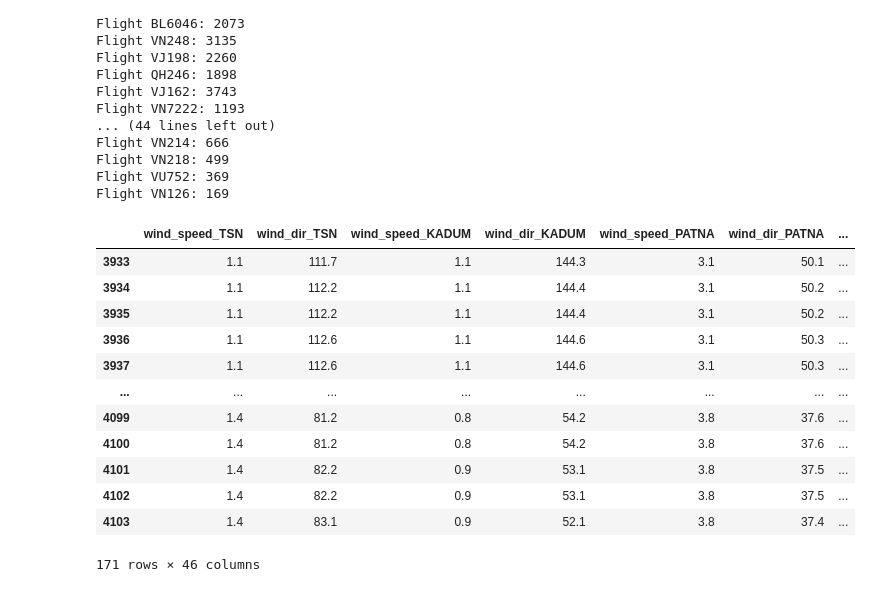
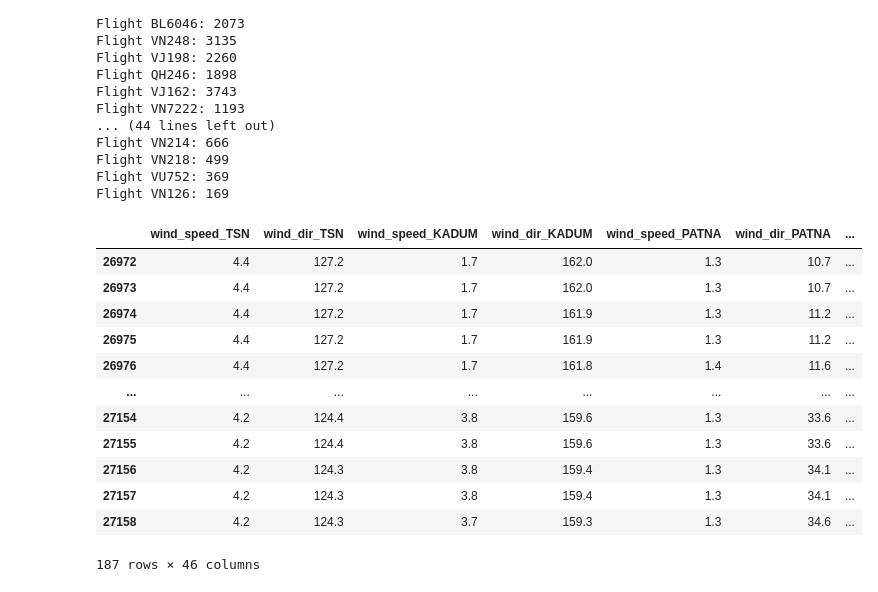
Before and after one commit to AnVuTrong/flight_prediction, a Jupyter notebook: notebook/eda.ipynb, the cells around one changed output. Cells and saved outputs as stored; diff of their text form; code cells hidden in the pictures.

```diff
--- a/notebook/eda.ipynb
+++ b/notebook/eda.ipynb
@@ -66,18 +67,18 @@ Flight VN218: 499
 Flight VU752: 369
 Flight VN126: 169
 # %%
-raw[raw['Ac_code']=='VJ6018']
+raw[raw['Ac_id']=='R6-VJ198-22']
 # %% [output]
 |  | wind_speed_TSN | wind_dir_TSN | wind_speed_KADUM | wind_dir_KADUM | wind_speed_PATNA | wind_dir_PATNA | ... |
-| 3933 | 1.1 | 111.7 | 1.1 | 144.3 | 3.1 | 50.1 | ... |
-| 3934 | 1.1 | 112.2 | 1.1 | 144.4 | 3.1 | 50.2 | ... |
-| 3935 | 1.1 | 112.2 | 1.1 | 144.4 | 3.1 | 50.2 | ... |
-| 3936 | 1.1 | 112.6 | 1.1 | 144.6 | 3.1 | 50.3 | ... |
-| 3937 | 1.1 | 112.6 | 1.1 | 144.6 | 3.1 | 50.3 | ... |
+| 26972 | 4.4 | 127.2 | 1.7 | 162.0 | 1.3 | 10.7 | ... |
+| 26973 | 4.4 | 127.2 | 1.7 | 162.0 | 1.3 | 10.7 | ... |
+| 26974 | 4.4 | 127.2 | 1.7 | 161.9 | 1.3 | 11.2 | ... |
+| 26975 | 4.4 | 127.2 | 1.7 | 161.9 | 1.3 | 11.2 | ... |
+| 26976 | 4.4 | 127.2 | 1.7 | 161.8 | 1.4 | 11.6 | ... |
 | ... | ... | ... | ... | ... | ... | ... | ... |
-| 4099 | 1.4 | 81.2 | 0.8 | 54.2 | 3.8 | 37.6 | ... |
-| 4100 | 1.4 | 81.2 | 0.8 | 54.2 | 3.8 | 37.6 | ... |
-| 4101 | 1.4 | 82.2 | 0.9 | 53.1 | 3.8 | 37.5 | ... |
-| 4102 | 1.4 | 82.2 | 0.9 | 53.1 | 3.8 | 37.5 | ... |
-| 4103 | 1.4 | 83.1 | 0.9 | 52.1 | 3.8 | 37.4 | ... |
+| 27154 | 4.2 | 124.4 | 3.8 | 159.6 | 1.3 | 33.6 | ... |
+| 27155 | 4.2 | 124.4 | 3.8 | 159.6 | 1.3 | 33.6 | ... |
+| 27156 | 4.2 | 124.3 | 3.8 | 159.4 | 1.3 | 34.1 | ... |
+| 27157 | 4.2 | 124.3 | 3.8 | 159.4 | 1.3 | 34.1 | ... |
+| 27158 | 4.2 | 124.3 | 3.7 | 159.3 | 1.3 | 34.6 | ... |
-171 rows × 46 columns
+187 rows × 46 columns
```
Also changed, not shown: parts of 12 cells of this notebook, 2 other files.
